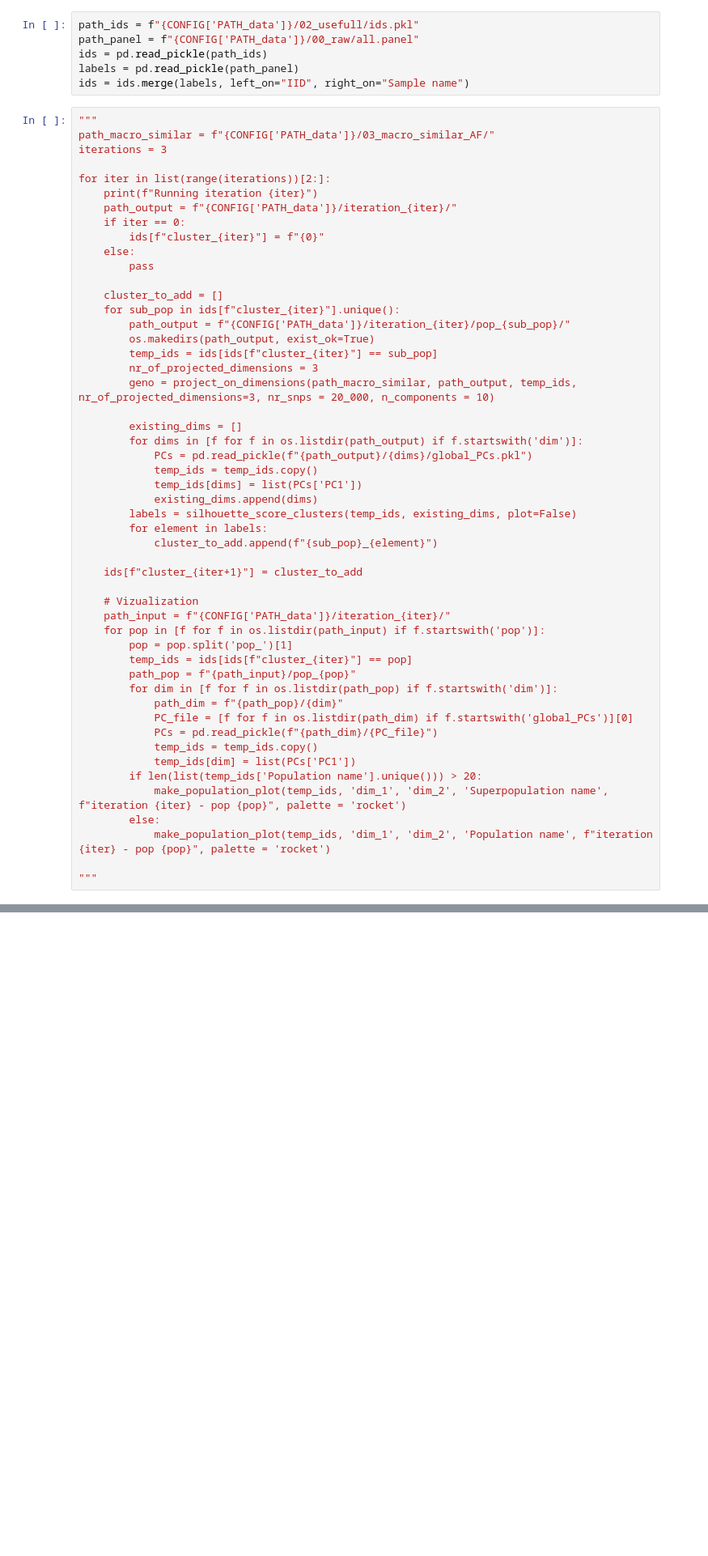
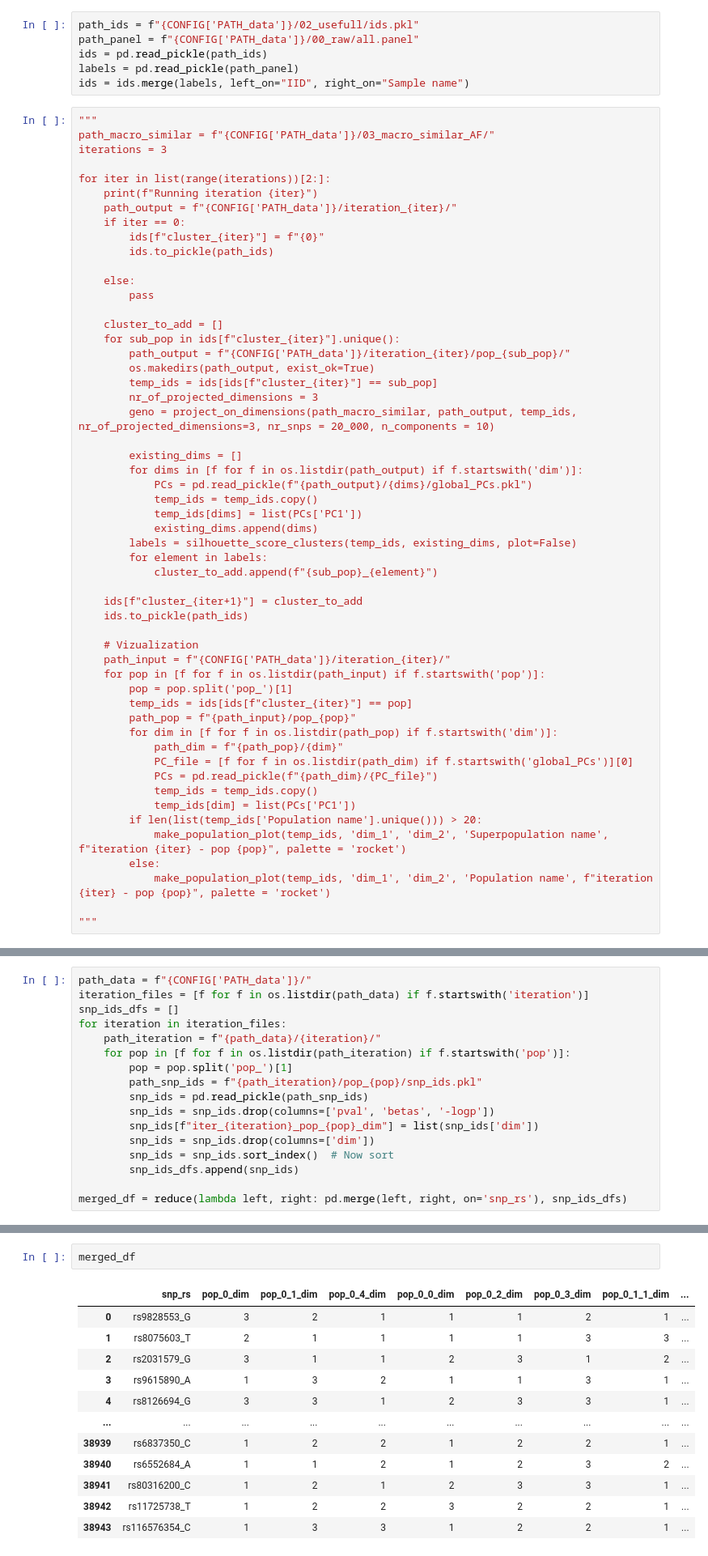
Before and after one commit to mat2m10/pca_projection, a Jupyter notebook: run_test.ipynb, the cells around one changed output, grey strips where cells are left out. Shown at 81% size. Saved outputs shown, nothing was run; the diff lists cells and outputs as text; blank space fills up the shorter version.

```diff
--- a/run_test.ipynb
+++ b/run_test.ipynb
@@ -89,6 +90,8 @@ for iter in list(range(iterations))[2:]:
     path_output = f"{CONFIG['PATH_data']}/iteration_{iter}/"
     if iter == 0:
         ids[f"cluster_{iter}"] = f"{0}"
+        ids.to_pickle(path_ids)
+
     else:
         pass
 
@@ -111,6 +114,7 @@ for iter in list(range(iterations))[2:]:
             cluster_to_add.append(f"{sub_pop}_{element}")
 
     ids[f"cluster_{iter+1}"] = cluster_to_add
+    ids.to_pickle(path_ids)
 
     # Vizualization
     path_input = f"{CONFIG['PATH_data']}/iteration_{iter}/"
@@ -147,0 +141,17 @@ The optimal number of clusters is: 2
+# %%
+path_data = f"{CONFIG['PATH_data']}/"
+iteration_files = [f for f in os.listdir(path_data) if f.startswith('iteration')]
+snp_ids_dfs = []
+for iteration in iteration_files:
+    path_iteration = f"{path_data}/{iteration}/"
+    for pop in [f for f in os.listdir(path_iteration) if f.startswith('pop')]:
+        pop = pop.split('pop_')[1]
+        path_snp_ids = f"{path_iteration}/pop_{pop}/snp_ids.pkl"
+        snp_ids = pd.read_pickle(path_snp_ids)
+        snp_ids = snp_ids.drop(columns=['pval', 'betas', '-logp'])
+        snp_ids[f"iter_{iteration}_pop_{pop}_dim"] = list(snp_ids['dim'])
+        snp_ids = snp_ids.drop(columns=['dim'])
+        snp_ids = snp_ids.sort_index()  # Now sort
+        snp_ids_dfs.append(snp_ids)
+
+merged_df = reduce(lambda left, right: pd.merge(left, right, on='snp_rs'), snp_ids_dfs)
@@ -147,0 +176,15 @@ The optimal number of clusters is: 2
+# %%
+merged_df
+# %% [output]
+|  | snp_rs | pop_0_dim | pop_0_1_dim | pop_0_4_dim | pop_0_0_dim | pop_0_2_dim | pop_0_3_dim | pop_0_1_1_dim | ... |
+| 0 | rs9828553_G | 3 | 2 | 1 | 1 | 1 | 2 | 1 | ... |
+| 1 | rs8075603_T | 2 | 1 | 1 | 1 | 1 | 3 | 3 | ... |
+| 2 | rs2031579_G | 3 | 1 | 1 | 2 | 3 | 1 | 2 | ... |
+| 3 | rs9615890_A | 1 | 3 | 2 | 1 | 1 | 3 | 1 | ... |
+| 4 | rs8126694_G | 3 | 3 | 1 | 2 | 3 | 3 | 1 | ... |
+| ... | ... | ... | ... | ... | ... | ... | ... | ... | ... |
+| 38939 | rs6837350_C | 1 | 2 | 2 | 1 | 2 | 2 | 1 | ... |
+| 38940 | rs6552684_A | 1 | 1 | 2 | 1 | 2 | 3 | 2 | ... |
+| 38941 | rs80316200_C | 1 | 2 | 1 | 2 | 3 | 3 | 1 | ... |
+| 38942 | rs11725738_T | 1 | 2 | 2 | 3 | 2 | 2 | 1 | ... |
+| 38943 | rs116576354_C | 1 | 3 | 3 | 1 | 2 | 2 | 1 | ... |
```
Also changed, not shown: parts of 5 cells of this notebook, 1 other file.
